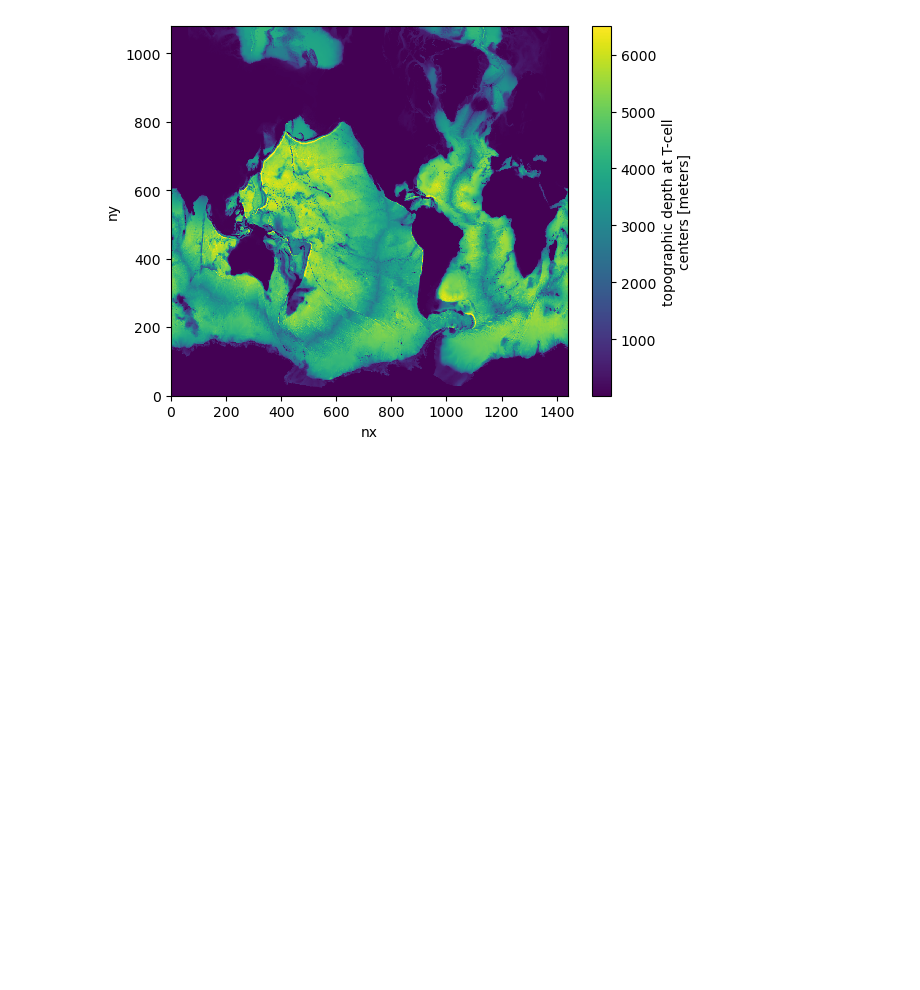
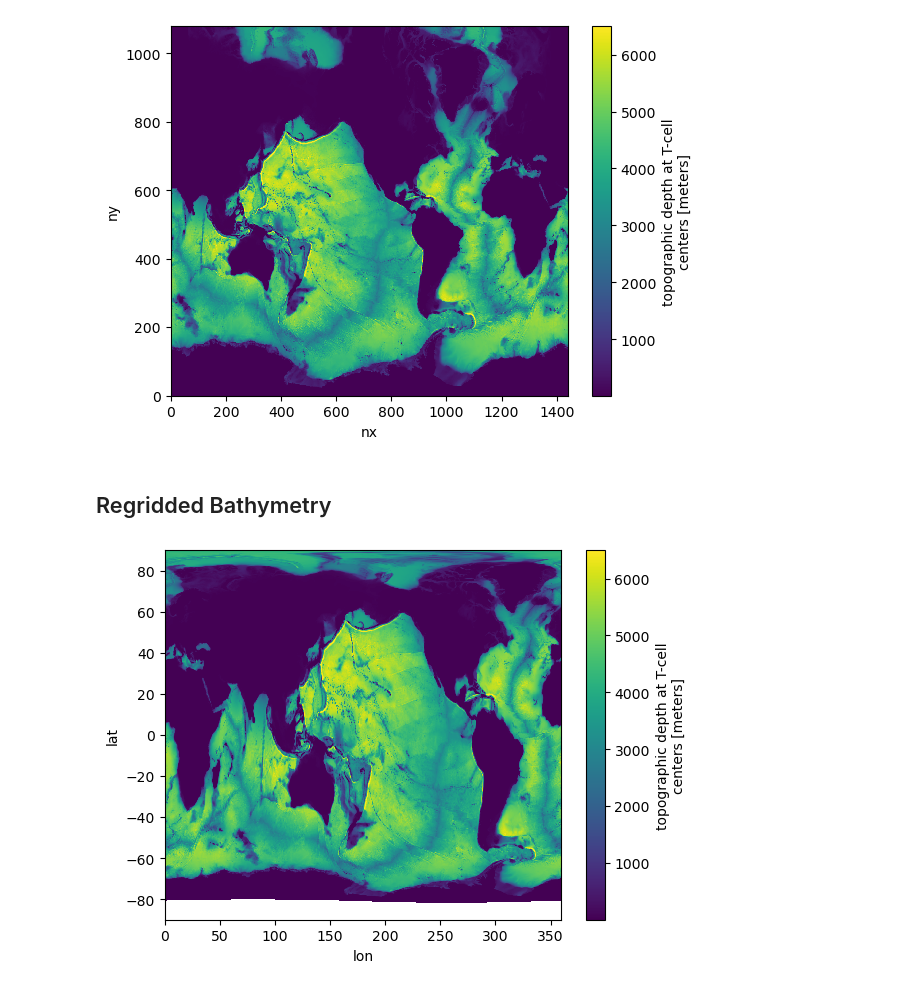
Before and after one commit to NOAA-PSL/graph-ufs, a Jupyter notebook: prototypes/notebooks/bathymetry.ipynb, the cells around one changed output. Drawn from its saved outputs; the diff is of its cells as text; code cells hidden in the pictures; blank space fills up the shorter version.

```diff
--- a/prototypes/notebooks/bathymetry.ipynb
+++ b/prototypes/notebooks/bathymetry.ipynb
@@ -29,3 +29,13 @@ plt.show()
 [figure]
 # %%
 bathy.to_netcdf(os.path.join(path, "topog_all_edited.nc"))
+# %% [markdown]
+## Regridded Bathymetry
+# %%
+path = "/global/homes/n/nagarwal/graph-ufs/prototypes/ocn_only/bathymetry/regrid-bathymetry/"
+bathy_regrid = xr.open_dataset(os.path.join(path, "bathymetry.gaussian.0.25-degree.nc")) # central topography file
+# %%
+bathy_regrid.depth.plot()
+plt.show()
+# %% [output]
+[figure, added]
```
Also changed, not shown: parts of 5 cells of this notebook, 35 other files.
